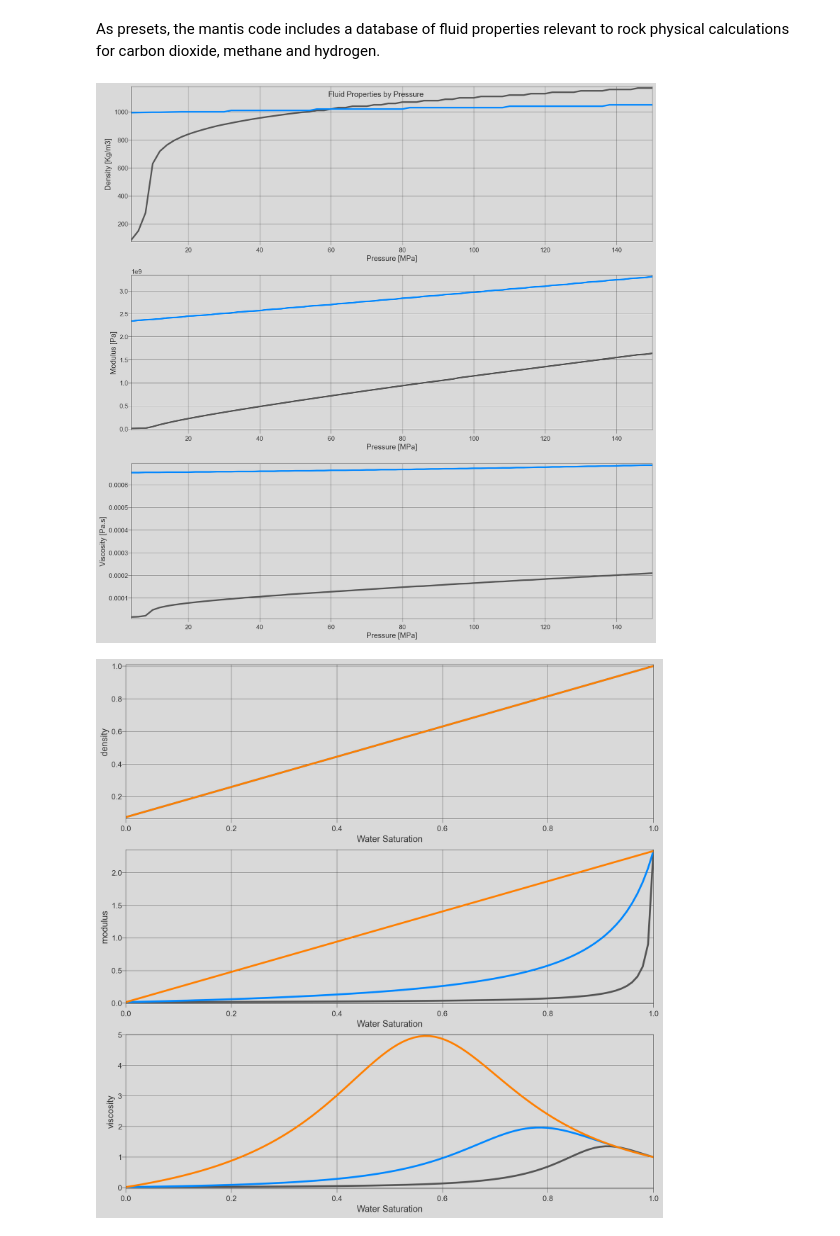
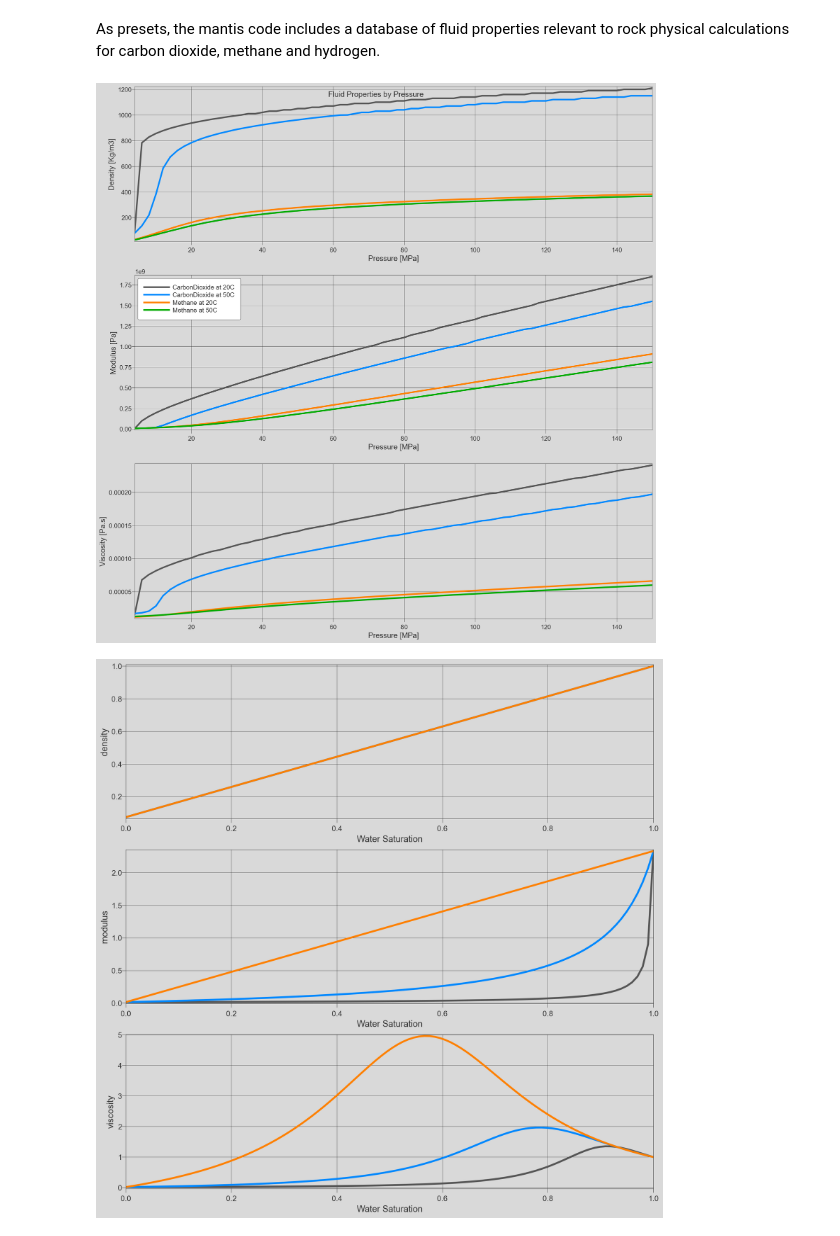
Before and after one commit to gpap-gpap/mantis-core-examples, a Jupyter notebook: Example_1_Fluids.ipynb, the cells around one changed output. Cells and saved outputs as stored; diff of their text form; code cells hidden in the pictures.

```diff
--- a/Example_1_Fluids.ipynb
+++ b/Example_1_Fluids.ipynb
@@ -15,11 +15,13 @@ import fluids_backend.fluid_plots as manFPlots
 As presets, the mantis code includes a database of fluid properties relevant to rock physical calculations for carbon dioxide, methane and hydrogen.
 # %%
 fig, ax = manFPlots.initialise_constant_plot(constant="Temperature")
-manFPlots.plot_fluid_by_pressure(ax=ax, fluid_name="CarbonDioxide", temperature=40)
-manFPlots.plot_fluid_by_pressure(ax=ax, fluid_name="Water", temperature=40)
+for fluid in ["CarbonDioxide", "Methane"]:
+    for temperature in [20, 50]:
+        manFPlots.plot_fluid_by_pressure(ax=ax, fluid_name=fluid, temperature=temperature)
+ax[1].legend()
 manFPlots.finalise_constant_plot(fig, ax,constant="Temperature")
 # %% [output]
-[figure, old version]
+[figure, new version]
 # %%
 gas = manRP.fluid.Fluid.from_presets(name="Methane", temperature=30, pressure=10)
 water = manRP.fluid.Fluid.from_presets(name="Water", temperature=30, pressure=10)
```
Also changed, not shown: parts of 1 cell of this notebook, 10 other files.
